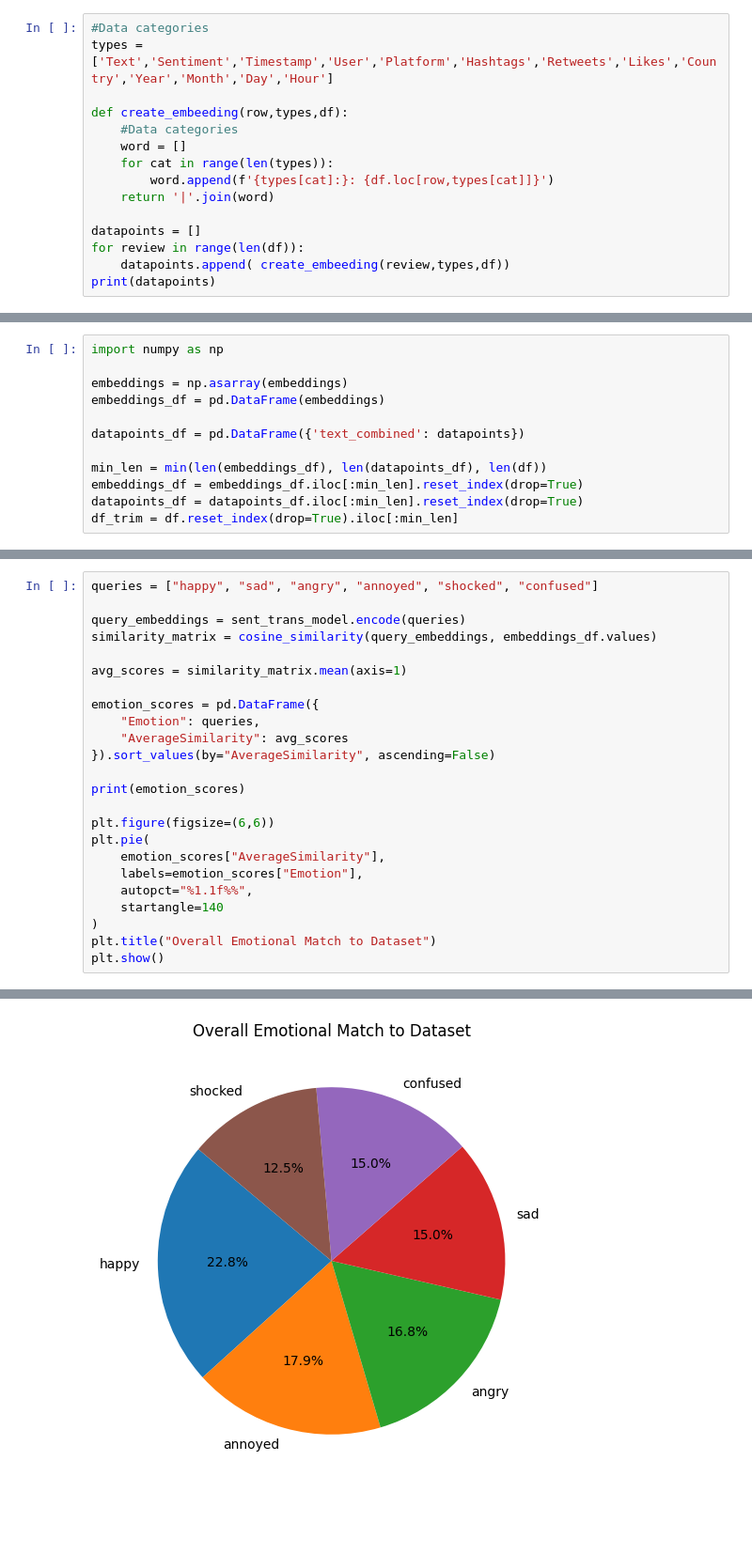
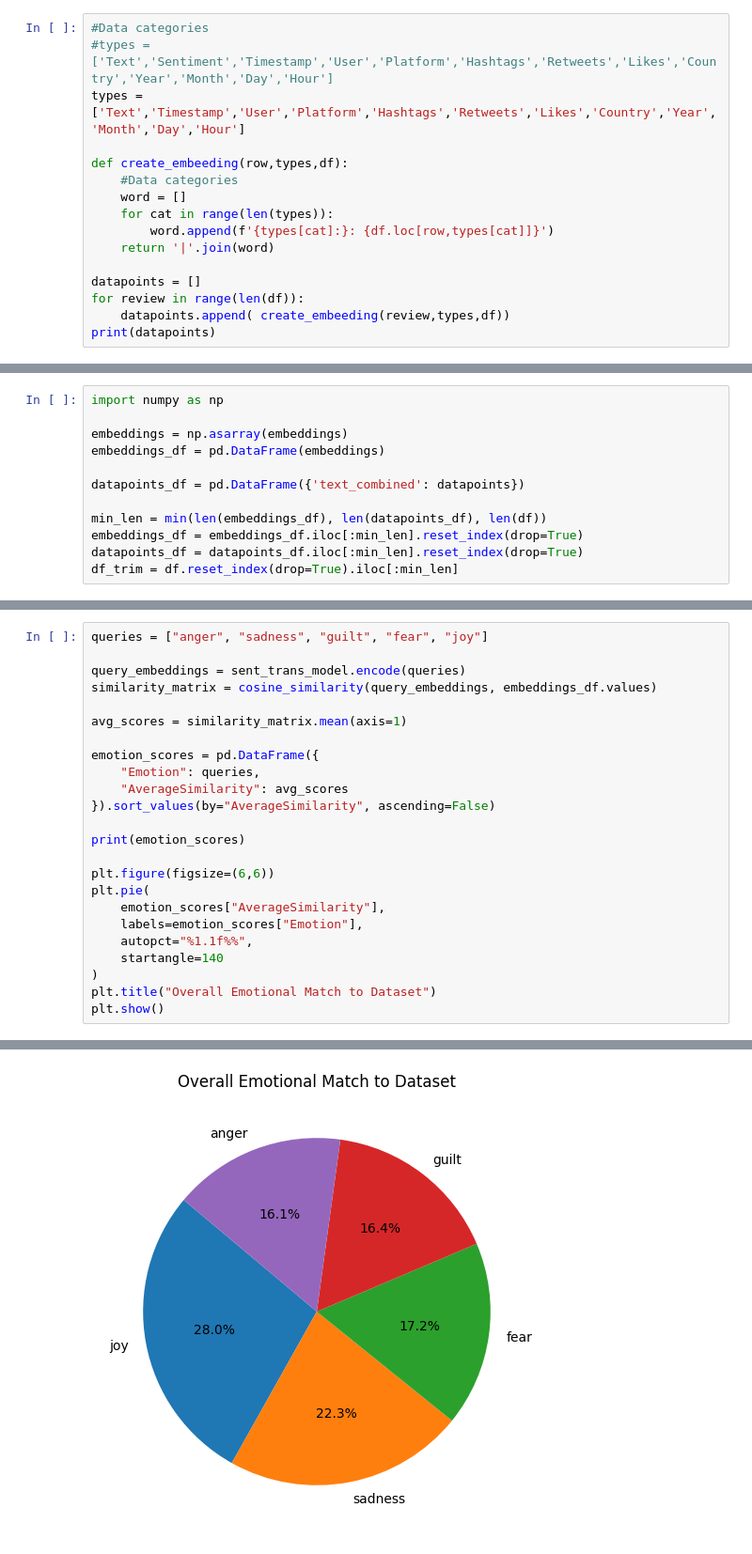
Before and after one commit to yaasamiiiin/Sentiment_Analysis_NYUDSFall2025, a Jupyter notebook: notebooks/sentimental_analysis.ipynb, the cells around one changed output, grey strips where cells are left out. Shown: that part at 94% size. Saved outputs shown, nothing was run; the diff lists cells and outputs as text; blank space fills up the shorter version.

```diff
--- a/notebooks/sentimental_analysis.ipynb
+++ b/notebooks/sentimental_analysis.ipynb
@@ -32,7 +32,8 @@ In order to train a model off to detect the sentiment I am going to turn all pro
 treat the embeedings as one large word
 # %%
 #Data categories
-types = ['Text','Sentiment','Timestamp','User','Platform','Hashtags','Retweets','Likes','Country','Year','Month','Day','Hour']
+#types = ['Text','Sentiment','Timestamp','User','Platform','Hashtags','Retweets','Likes','Country','Year','Month','Day','Hour']
+types = ['Text','Timestamp','User','Platform','Hashtags','Retweets','Likes','Country','Year','Month','Day','Hour']
 
 def create_embeeding(row,types,df):
     #Data categories
@@ -106,5 +107,5 @@ Text:  Bitterness, a bitter chill in the air, freezing moments into icicles of r
 # %%
-queries = ["happy", "sad", "angry", "annoyed", "shocked", "confused"]
+queries = ["anger", "sadness", "guilt", "fear", "joy"]
 
 query_embeddings = sent_trans_model.encode(queries)
 similarity_matrix = cosine_similarity(query_embeddings, embeddings_df.values)
@@ -138 +138 @@ plt.show()
-[figure, old version]
+[figure, new version]
```
Also changed, not shown: parts of 3 cells of this notebook.
